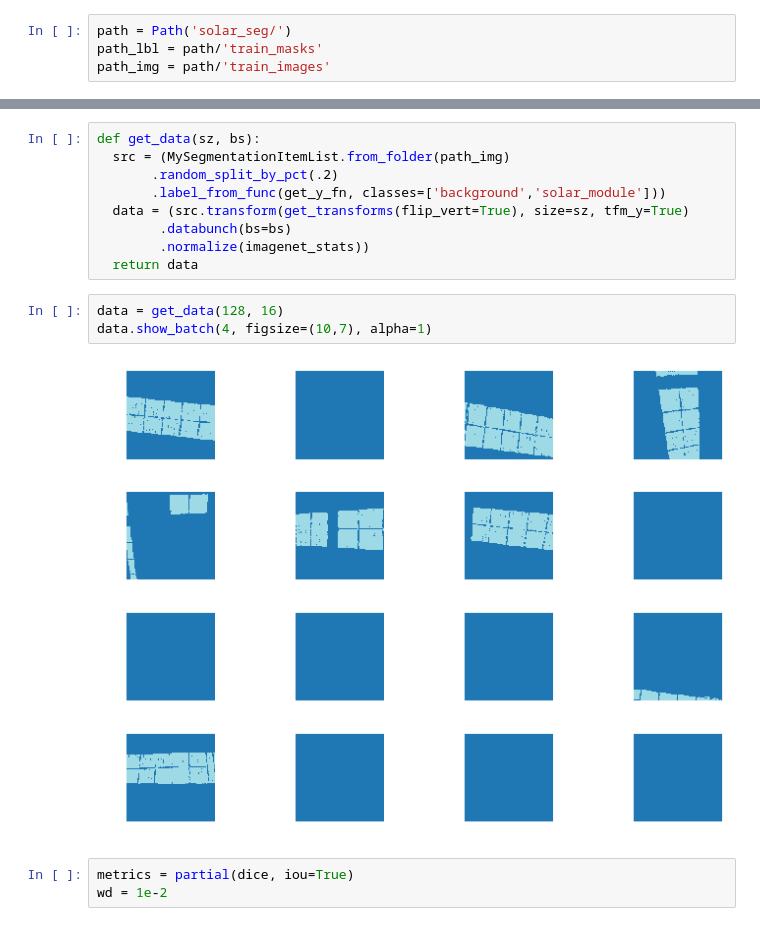
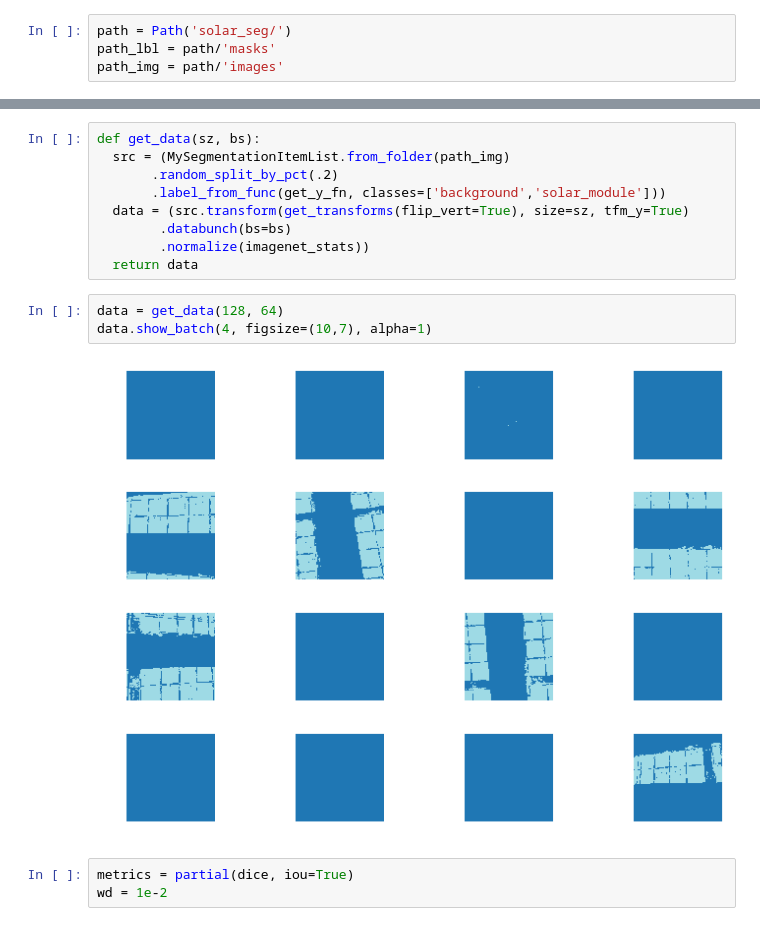
Before and after one commit to tcapelle/solar_seg, a Jupyter notebook: Solar_Images.ipynb, the cells around one changed output, grey strips where cells are left out. Drawn from its saved outputs; the diff is of its cells as text.

```diff
--- a/Solar_Images.ipynb
+++ b/Solar_Images.ipynb
@@ -38,8 +39,8 @@ Resolving deltas: 100% (37/37), done.
 Checking out files: 100% (7111/7111), done.
 # %%
 path = Path('solar_seg/')
-path_lbl = path/'train_masks'
-path_img = path/'train_images'
+path_lbl = path/'masks'
+path_img = path/'images'
 # %%
 fnames = get_image_files(path_img)
 fnames[:3]
@@ -102,10 +103,10 @@ def get_data(sz, bs):
         .normalize(imagenet_stats))
   return data
 # %%
-data = get_data(128, 16)
+data = get_data(128, 64)
 data.show_batch(4, figsize=(10,7), alpha=1)
 # %% [output]
-[figure, old version]
+[figure, new version]
 # %%
 metrics = partial(dice, iou=True)
 wd = 1e-2
```
Also changed, not shown: parts of 13 cells of this notebook.
